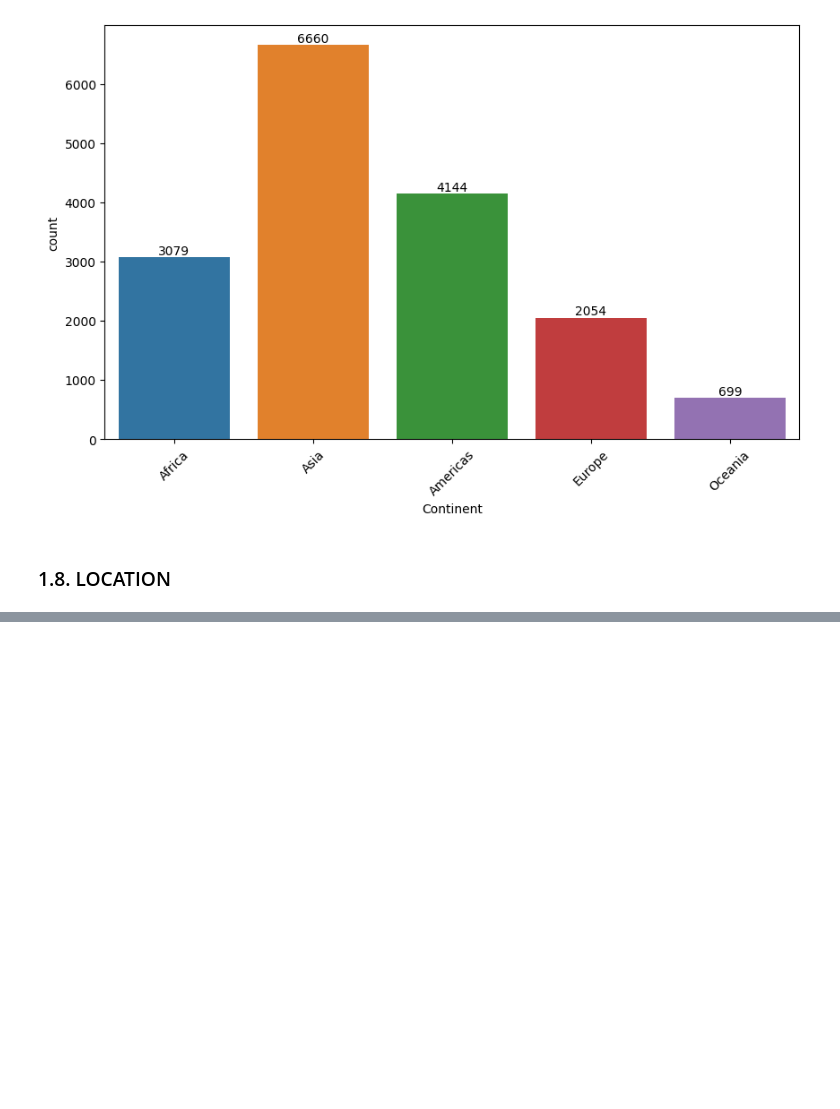
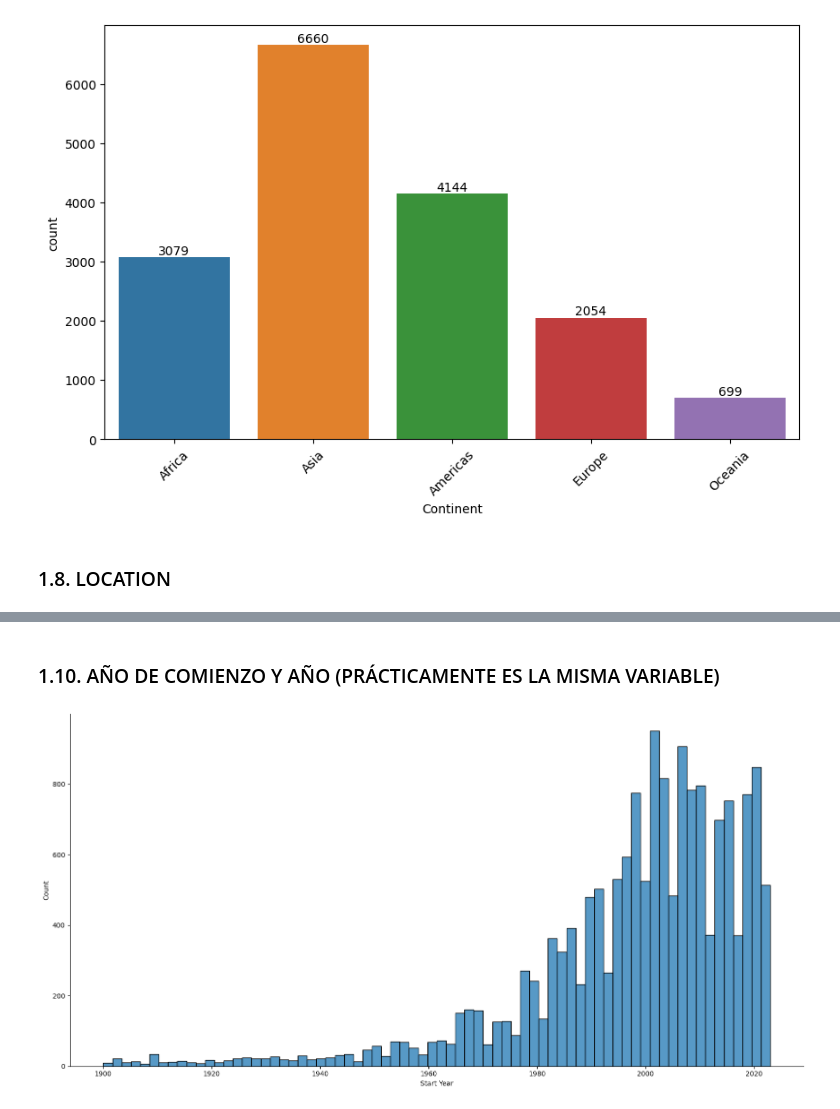
Before and after one commit to AleDataAnalyst/grupo2_desastresnaturales, a Jupyter notebook: Notebooks/01LimpiarDatos/01_Ele_ReducirColumnas.ipynb, the cells around one changed output, grey strips where cells are left out. Cells and saved outputs as stored; diff of their text form; code cells hidden in the pictures; blank space fills up the shorter version.

```diff
--- a/Notebooks/01LimpiarDatos/01_Ele_ReducirColumnas.ipynb
+++ b/Notebooks/01LimpiarDatos/01_Ele_ReducirColumnas.ipynb
@@ -10,7 +10,7 @@ import seaborn as sns
 # %% [markdown]
 ### Cargar base de datos: 02_desastres_colsreducidas.csv
 # %%
-df = pd.read_csv('../../Data/02ParaLimpiar/02desastres_colsreducidas.csv', delimiter=',', encoding='latin-1')
+df = pd.read_csv('../../Data/02ParaLimpiar/02desastres_paralimpiar.csv', delimiter=';', encoding='utf-8')
 df.head(3)
 # %% [output]
 |  | Dis No | Year | Seq | Disaster Subgroup | Disaster Type | Disaster Subtype | Country | ISO | ... |
@@ -361,0 +404,6 @@ Name: Location, Length: 13248, dtype: int64
+# %% [markdown]
+### 1.10. AÑO DE COMIENZO Y AÑO (PRÁCTICAMENTE ES LA MISMA VARIABLE)
+# %%
+sns.displot(data=df, x='Start Year', height=8, aspect=2);
+# %% [output]
+[figure, added]
```
Also changed, not shown: parts of 14 cells of this notebook.
